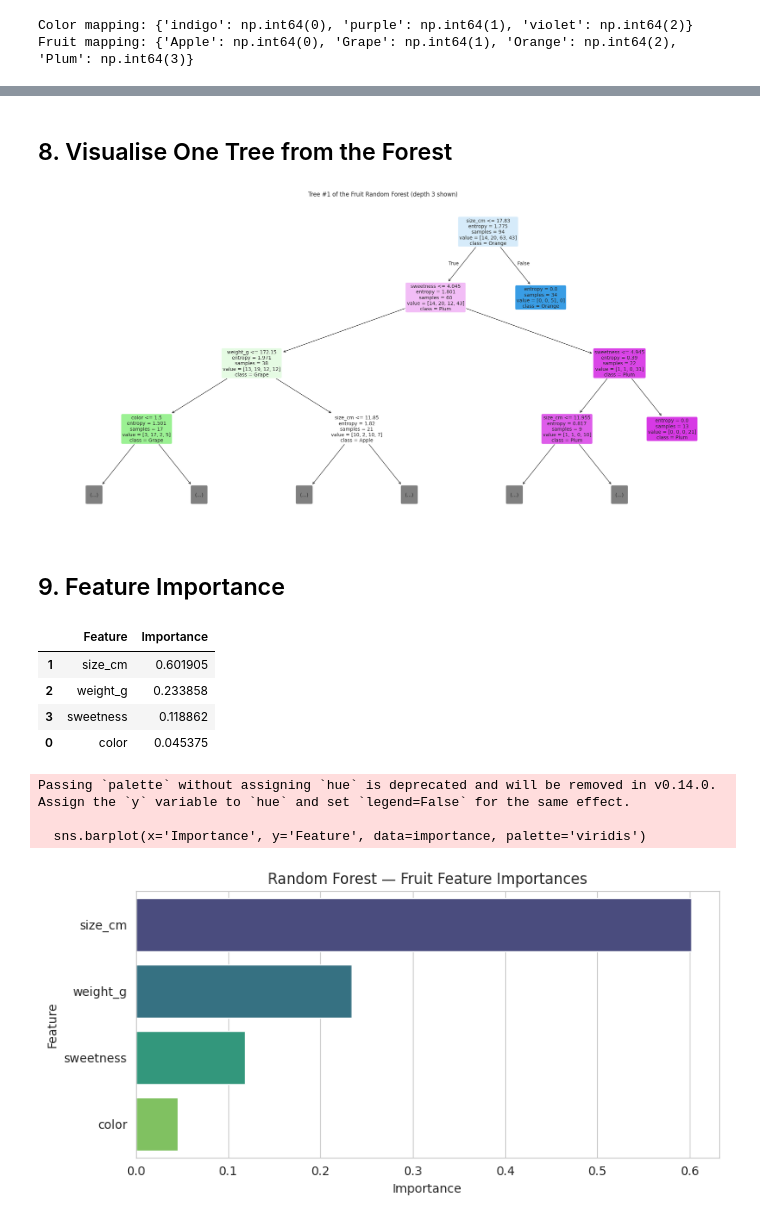
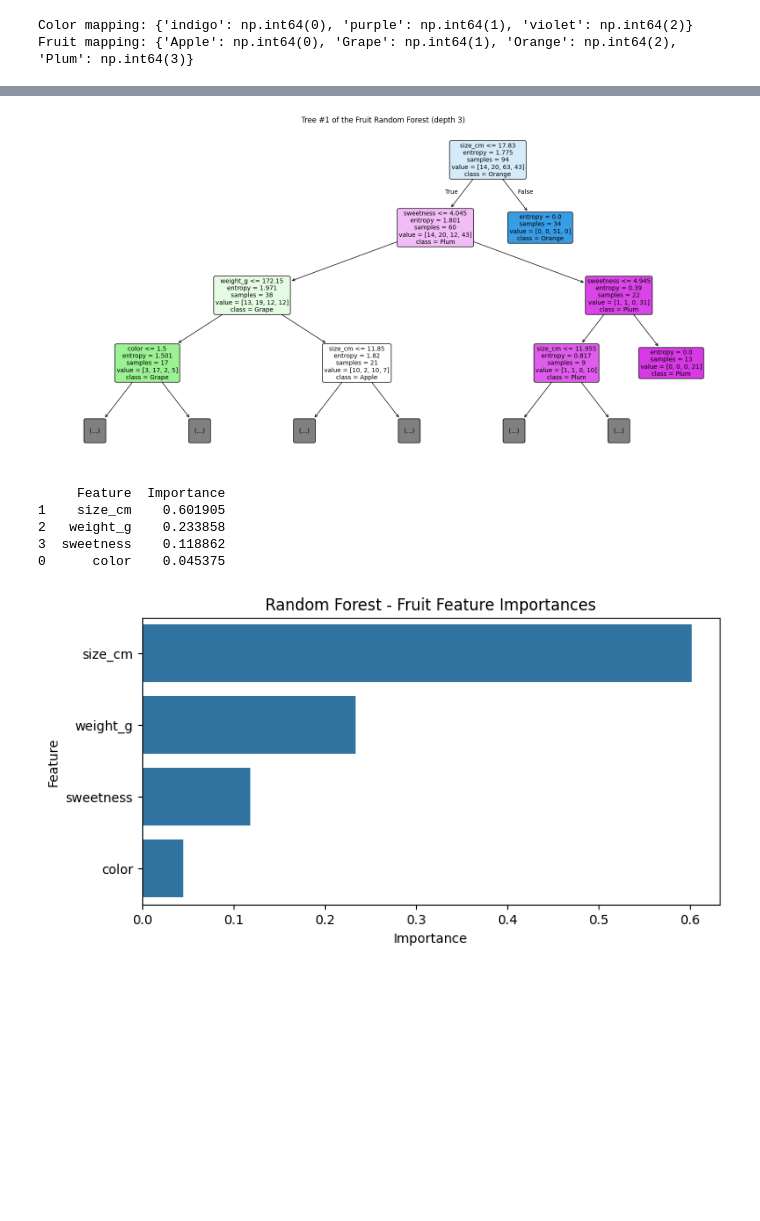
Before and after one commit to ShaikMuzzammil/ML-Lab-Activities, a Jupyter notebook: 08-Random-Forest/08_Q1_Fruit_Basket.ipynb, the cells around one changed output, grey strips where cells are left out. Cells and saved outputs as stored; diff of their text form; code cells hidden in the pictures; blank space fills up the shorter version.

```diff
--- a/08-Random-Forest/08_Q1_Fruit_Basket.ipynb
+++ b/08-Random-Forest/08_Q1_Fruit_Basket.ipynb
@@ -81,7 +11,4 @@ from sklearn.preprocessing import StandardScaler, LabelEncoder
 from sklearn.ensemble import RandomForestClassifier
 from sklearn.tree import plot_tree
 from sklearn.metrics import (confusion_matrix, accuracy_score,
-                             classification_report)
-sns.set_style('whitegrid')
-plt.rcParams['figure.dpi'] = 100
-print('Libraries imported.')
+    classification_report)
@@ -192,2 +108,0 @@ plt.show()
-# %% [markdown]
-## 8. Visualise One Tree from the Forest
@@ -197,10 +114,7 @@ plot_tree(model.estimators_[0],
           feature_names=X.columns.tolist(),
           class_names=fruit_le.classes_,
           filled=True, rounded=True, fontsize=10, max_depth=3)
-plt.title('Tree #1 of the Fruit Random Forest (depth 3 shown)')
-plt.tight_layout()
+plt.title('Tree #1 of the Fruit Random Forest (depth 3)')
 plt.show()
 # %% [output]
-[figure, old version]
+[figure, new version]
-# %% [markdown]
-## 9. Feature Importance
@@ -207,22 +123,18 @@ plt.show()
 # %%
 importance = pd.DataFrame({
     'Feature': X.columns,
     'Importance': model.feature_importances_,
 }).sort_values('Importance', ascending=False)
-display(importance)
+print(importance)
 
 plt.figure(figsize=(8, 4))
-sns.barplot(x='Importance', y='Feature', data=importance, palette='viridis')
-plt.title('Random Forest — Fruit Feature Importances')
-plt.tight_layout()
+sns.barplot(x='Importance', y='Feature', data=importance)
+plt.title('Random Forest - Fruit Feature Importances')
 plt.show()
 # %% [output]
-|  | Feature | Importance |
-| 1 | size_cm | 0.601905 |
-| 2 | weight_g | 0.233858 |
-| 3 | sweetness | 0.118862 |
-| 0 | color | 0.045375 |
-Passing `palette` without assigning `hue` is deprecated and will be removed in v0.14.0. Assign the `y` variable to `hue` and set `legend=False` for the same effect.
-
-  sns.barplot(x='Importance', y='Feature', data=importance, palette='viridis')
+     Feature  Importance
+1    size_cm    0.601905
+2   weight_g    0.233858
+3  sweetness    0.118862
+0      color    0.045375
-[figure, old version]
+[figure, new version]
```
Also changed, not shown: parts of 24 cells of this notebook, 6 other files.
